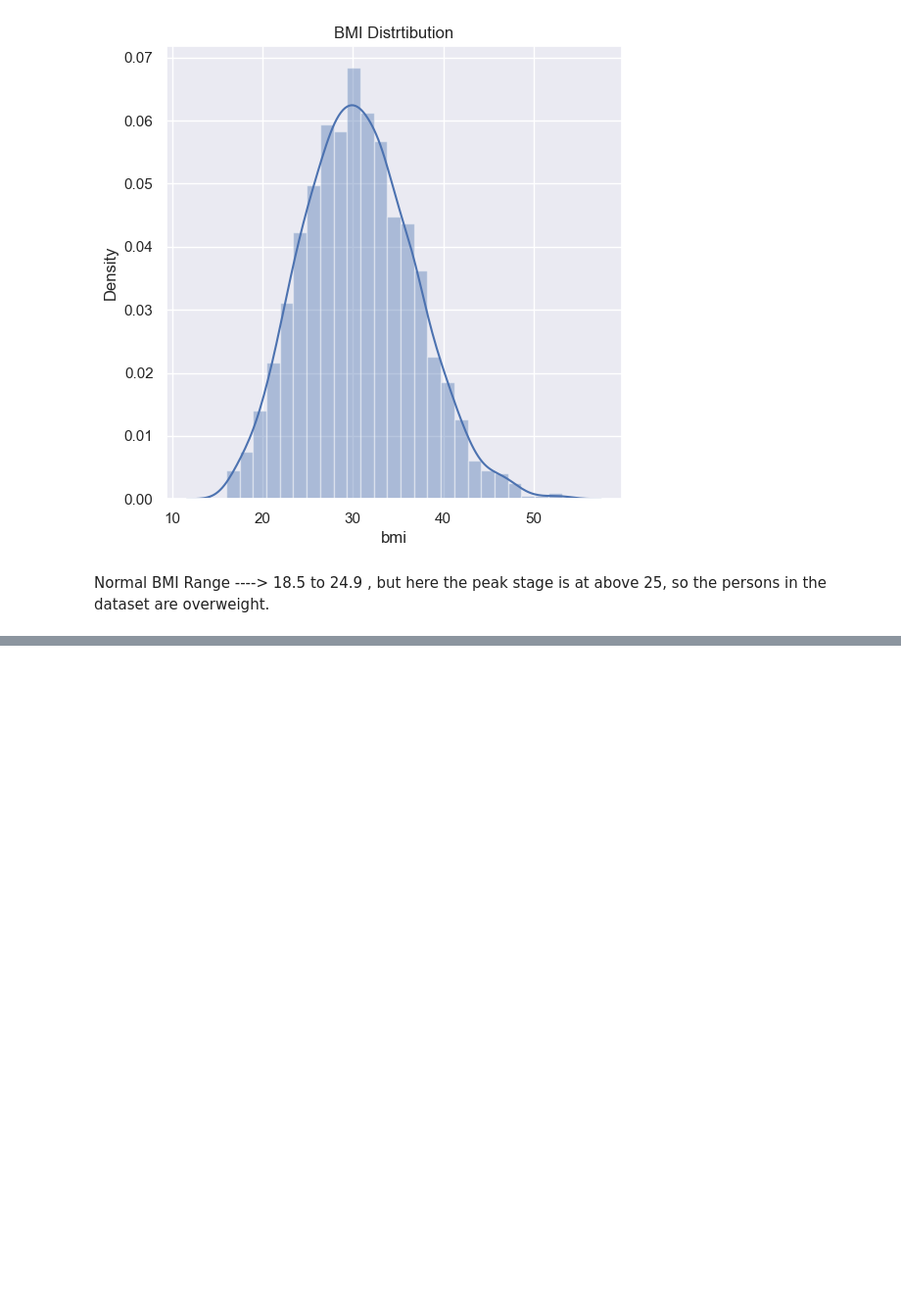
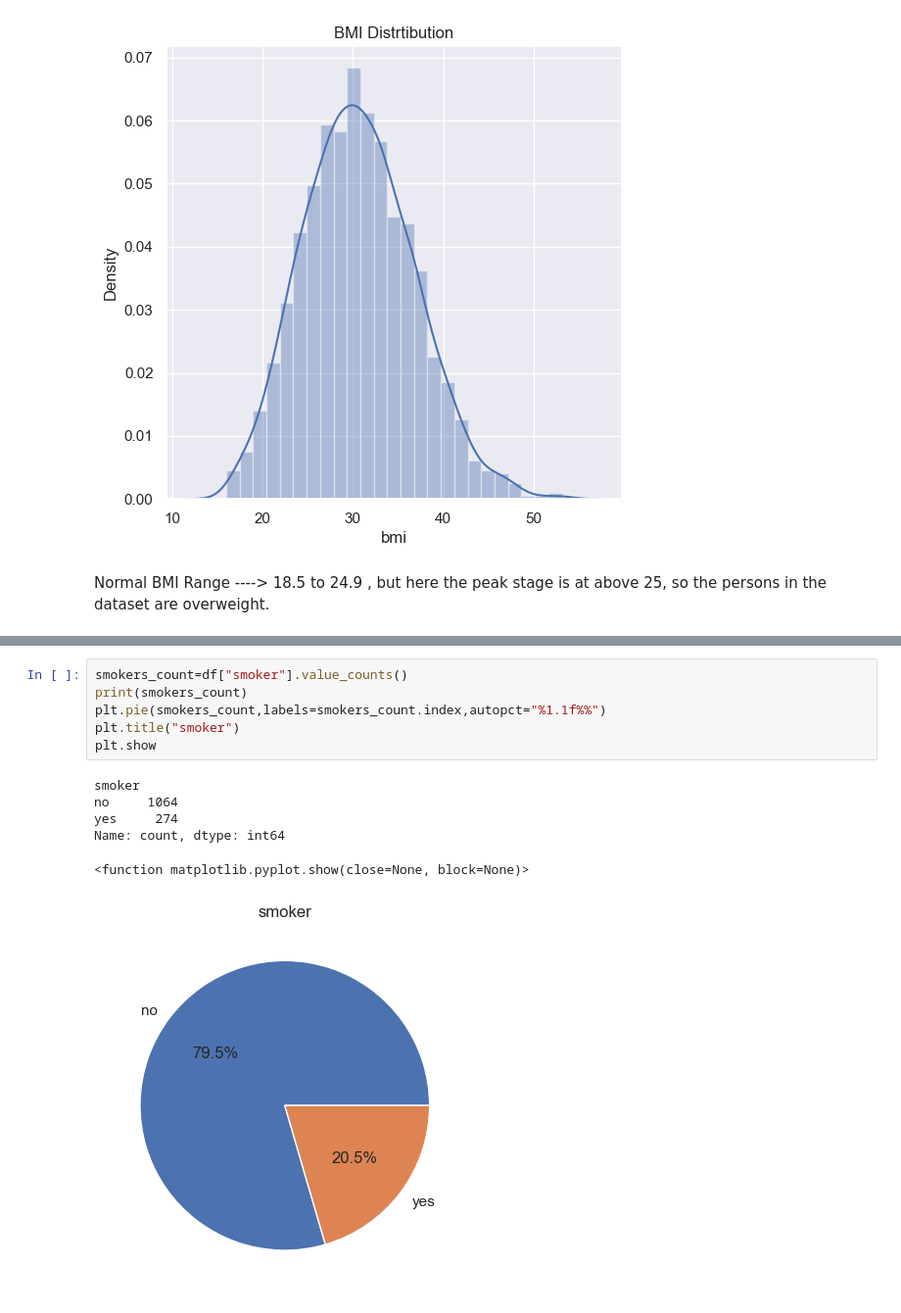
Before and after one commit to lalitha-hari/Medical_Insurance_Prediction, a Jupyter notebook: main.ipynb, the cells around one changed output, grey strips where cells are left out. Shown at 98% size. Cells and saved outputs as stored; diff of their text form; blank space fills up the shorter version.

```diff
--- a/main.ipynb
+++ b/main.ipynb
@@ -120,0 +141,13 @@ Normal BMI Range ----> 18.5 to 24.9 , but here the peak stage is at above 25, so
+# %%
+smokers_count=df["smoker"].value_counts()
+print(smokers_count)
+plt.pie(smokers_count,labels=smokers_count.index,autopct="%1.1f%%")
+plt.title("smoker")
+plt.show
+# %% [output]
+smoker
+no     1064
+yes     274
+Name: count, dtype: int64
+<function matplotlib.pyplot.show(close=None, block=None)>
+[figure, added]
```
Also changed, not shown: parts of 6 cells of this notebook.
